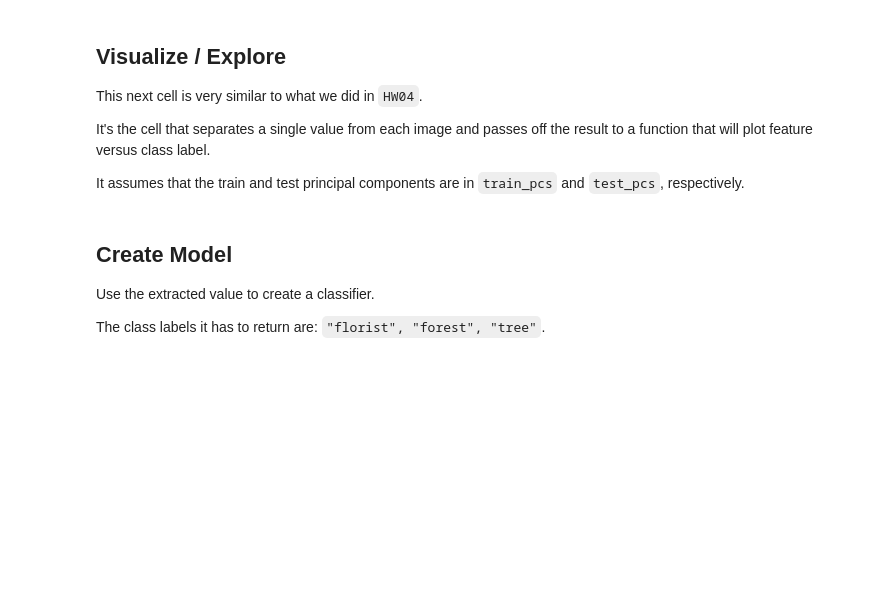
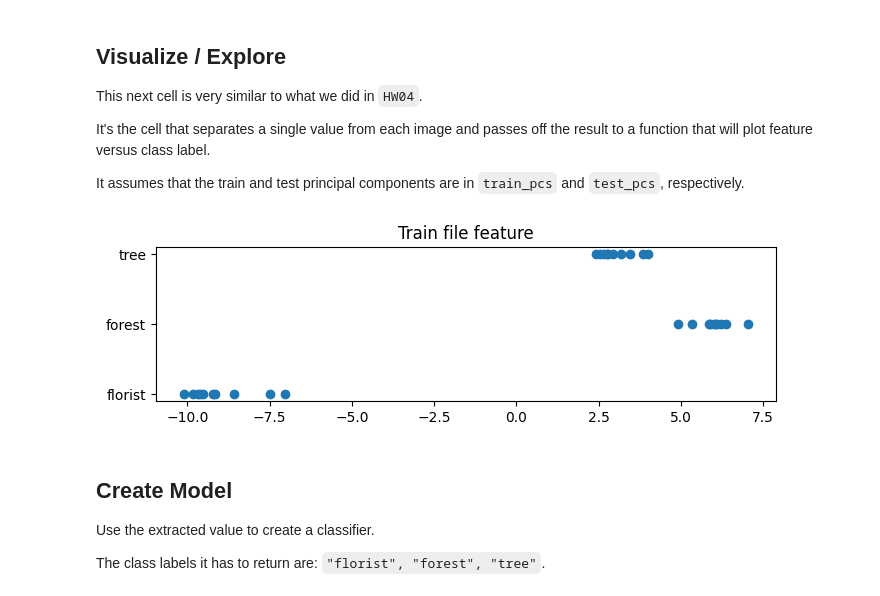
Before and after one commit to dhruvkorasala100/HW14, a Jupyter notebook: Homework14.ipynb, the cells around one changed output. Cells and saved outputs as stored; diff of their text form; code cells hidden in the pictures; blank space fills up the shorter version.

```diff
--- a/Homework14.ipynb
+++ b/Homework14.ipynb
@@ -121,5 +133,20 @@ We now have $768$ features for each of our images, but since we're building a mo
 Let's create a `PCA` model to extract a single feature from each image.
 # %%
 # TODO: create PCA
+
+from sklearn.decomposition import PCA
+
+pca = PCA(n_components=1)
+
 #       fit with the training data
+pca.fit(train_embs)
+
 #       transform train/test embeddings
+train_pcs = pca.transform(train_embs)
+
+
+test_pcs = pca.transform(test_embs)
+
+
+print(train_pcs.shape)
+print(test_pcs.shape)
@@ -134,17 +164,19 @@ It assumes that the train and test principal components are in `train_pcs` and `
 # %%
 # list to keep info about image files
 train_info = []
 
 # iterate through pcs and filenames
 for pcs,fname in zip(train_pcs, train_files):
   # TODO: get value of interest
-  val = 0
+  val = pcs[0]
 
   # store the info using the format specified above
   train_info.append([ val, fname ])
 
 # plot the (val, filename) pairs
 Homework04Utils.plot_labels_vals(train_info, "Train file feature")
+# %% [output]
+[figure, added]
 # %% [markdown]
 ## Create Model
 
```
Also changed, not shown: parts of 20 cells of this notebook.
